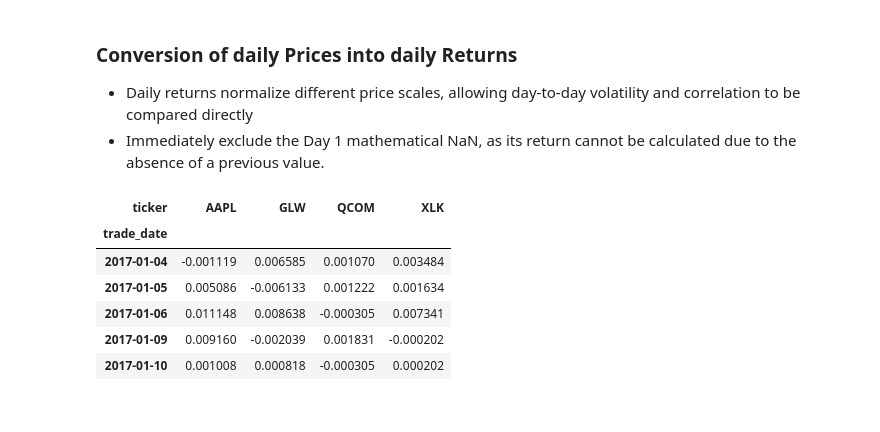
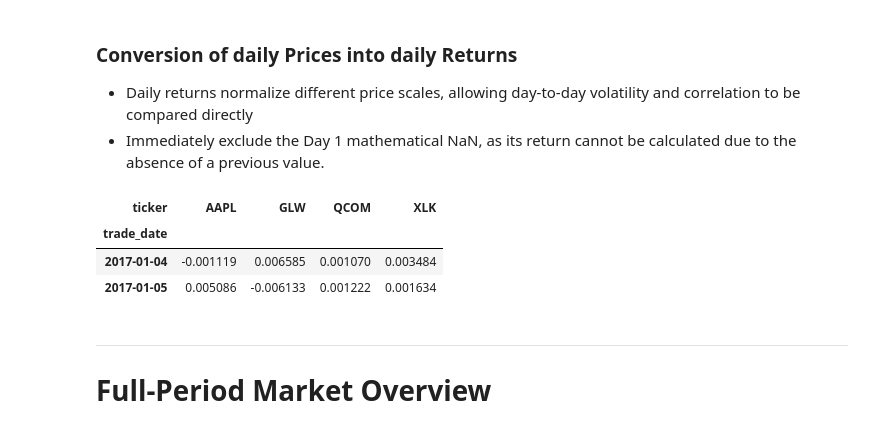
Before and after one commit to huzaifa-khan-AiMl/Financial-Supply-Chain-Ripple-Analysis, a Jupyter notebook: notebooks/Ripple_Effect_Analysis.ipynb, the cells around one changed output. Drawn from its saved outputs; the diff is of its cells as text; code cells hidden in the pictures.

```diff
--- a/notebooks/Ripple_Effect_Analysis.ipynb
+++ b/notebooks/Ripple_Effect_Analysis.ipynb
@@ -113,14 +128,13 @@ volume_df = volume_df.ffill().dropna()
 - Daily returns normalize different price scales, allowing day-to-day volatility and correlation to be compared directly
 - Immediately exclude the Day 1 mathematical NaN, as its return cannot be calculated due to the absence of a previous value.
 # %%
-# Calculate daily returns
 daily_returns = price_df.pct_change().dropna()
-display(daily_returns.head())
+display(daily_returns.head(2))
 # %% [output]
 | ticker | AAPL | GLW | QCOM | XLK |
 | trade_date |  |  |  |  |
 | 2017-01-04 | -0.001119 | 0.006585 | 0.001070 | 0.003484 |
 | 2017-01-05 | 0.005086 | -0.006133 | 0.001222 | 0.001634 |
-| 2017-01-06 | 0.011148 | 0.008638 | -0.000305 | 0.007341 |
-| 2017-01-09 | 0.009160 | -0.002039 | 0.001831 | -0.000202 |
-| 2017-01-10 | 0.001008 | 0.000818 | -0.000305 | 0.000202 |
+# %% [markdown]
+---
+# Full-Period Market Overview
```
Also changed, not shown: parts of 15 cells of this notebook.
